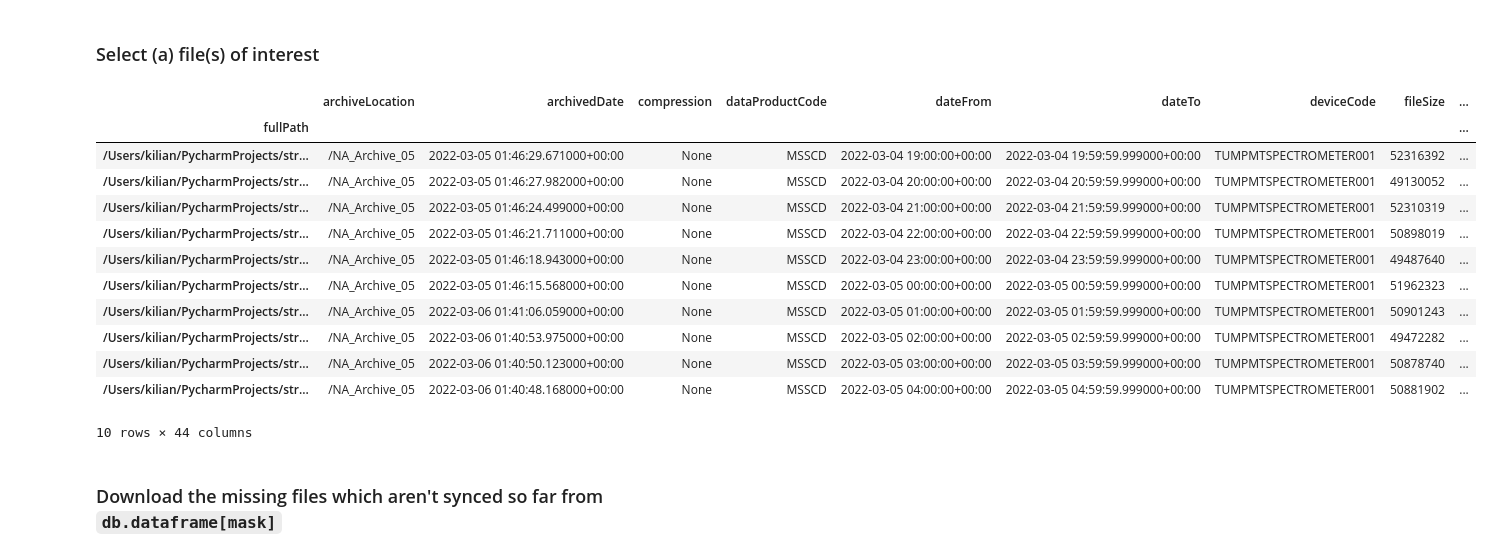
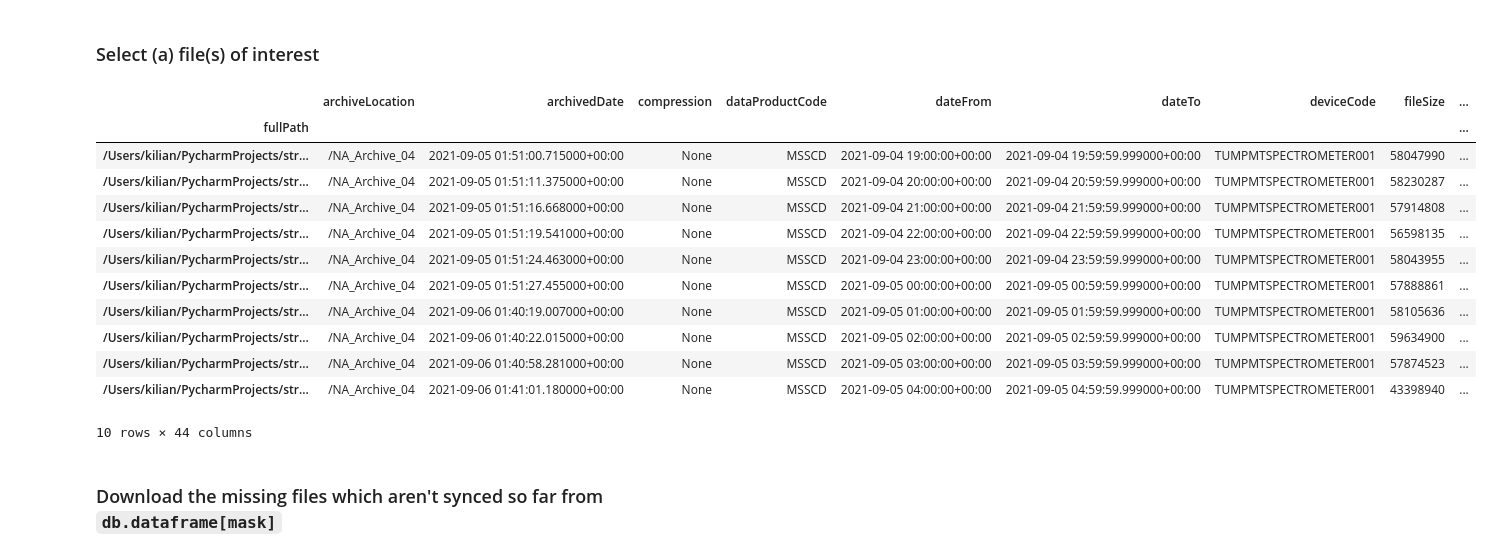
Before and after one commit to pone-software/strawb_package, a Jupyter notebook: examples/camera_basic.ipynb, the cells around one changed output. Saved outputs shown, nothing was run; the diff lists cells and outputs as text; code cells hidden in the pictures.

```diff
--- a/examples/camera_basic.ipynb
+++ b/examples/camera_basic.ipynb
@@ -50,27 +50,28 @@ Index([       'archiveLocation',           'archivedDate',
 # %%
 mask = (db.dataframe.deviceCode == 'TUMPMTSPECTROMETER001') # that's the pmtspec module
 mask &= (db.dataframe.dataProductCode =='MSSCD') # that's the camera data of the pmtspec module
 
 ## select the file for the biolumi event with a window of +- 5 hours
-timestamp = pd.Timestamp('2022-03-04T23:44:09', tz='UTC')
+# timestamp = pd.Timestamp('2022-03-04T23:44:09', tz='UTC')  # gain = 30
+timestamp = pd.Timestamp('2021-09-04T23:44:09', tz='UTC')  # gain = 50
 mask &= db.dataframe.dateFrom >= timestamp - pd.Timedelta('5H')  # - 5 hours
 mask &= db.dataframe.dateFrom <= timestamp + pd.Timedelta('5H')  # - 5 hours
 
 ### selected one file from the DB (it's the same as the file we selected above by hand)
 db.dataframe[mask]
 # %% [output]
 |  | archiveLocation | archivedDate | compression | dataProductCode | dateFrom | dateTo | deviceCode | fileSize | ... |
 | fullPath |  |  |  |  |  |  |  |  | ... |
-| /Users/kilian/PycharmProjects/str... | /NA_Archive_05 | 2022-03-05 01:46:29.671000+00:00 | None | MSSCD | 2022-03-04 19:00:00+00:00 | 2022-03-04 19:59:59.999000+00:00 | TUMPMTSPECTROMETER001 | 52316392 | ... |
-| /Users/kilian/PycharmProjects/str... | /NA_Archive_05 | 2022-03-05 01:46:27.982000+00:00 | None | MSSCD | 2022-03-04 20:00:00+00:00 | 2022-03-04 20:59:59.999000+00:00 | TUMPMTSPECTROMETER001 | 49130052 | ... |
-| /Users/kilian/PycharmProjects/str... | /NA_Archive_05 | 2022-03-05 01:46:24.499000+00:00 | None | MSSCD | 2022-03-04 21:00:00+00:00 | 2022-03-04 21:59:59.999000+00:00 | TUMPMTSPECTROMETER001 | 52310319 | ... |
-| /Users/kilian/PycharmProjects/str... | /NA_Archive_05 | 2022-03-05 01:46:21.711000+00:00 | None | MSSCD | 2022-03-04 22:00:00+00:00 | 2022-03-04 22:59:59.999000+00:00 | TUMPMTSPECTROMETER001 | 50898019 | ... |
-| /Users/kilian/PycharmProjects/str... | /NA_Archive_05 | 2022-03-05 01:46:18.943000+00:00 | None | MSSCD | 2022-03-04 23:00:00+00:00 | 2022-03-04 23:59:59.999000+00:00 | TUMPMTSPECTROMETER001 | 49487640 | ... |
-| /Users/kilian/PycharmProjects/str... | /NA_Archive_05 | 2022-03-05 01:46:15.568000+00:00 | None | MSSCD | 2022-03-05 00:00:00+00:00 | 2022-03-05 00:59:59.999000+00:00 | TUMPMTSPECTROMETER001 | 51962323 | ... |
-| /Users/kilian/PycharmProjects/str... | /NA_Archive_05 | 2022-03-06 01:41:06.059000+00:00 | None | MSSCD | 2022-03-05 01:00:00+00:00 | 2022-03-05 01:59:59.999000+00:00 | TUMPMTSPECTROMETER001 | 50901243 | ... |
-| /Users/kilian/PycharmProjects/str... | /NA_Archive_05 | 2022-03-06 01:40:53.975000+00:00 | None | MSSCD | 2022-03-05 02:00:00+00:00 | 2022-03-05 02:59:59.999000+00:00 | TUMPMTSPECTROMETER001 | 49472282 | ... |
-| /Users/kilian/PycharmProjects/str... | /NA_Archive_05 | 2022-03-06 01:40:50.123000+00:00 | None | MSSCD | 2022-03-05 03:00:00+00:00 | 2022-03-05 03:59:59.999000+00:00 | TUMPMTSPECTROMETER001 | 50878740 | ... |
-| /Users/kilian/PycharmProjects/str... | /NA_Archive_05 | 2022-03-06 01:40:48.168000+00:00 | None | MSSCD | 2022-03-05 04:00:00+00:00 | 2022-03-05 04:59:59.999000+00:00 | TUMPMTSPECTROMETER001 | 50881902 | ... |
+| /Users/kilian/PycharmProjects/str... | /NA_Archive_04 | 2021-09-05 01:51:00.715000+00:00 | None | MSSCD | 2021-09-04 19:00:00+00:00 | 2021-09-04 19:59:59.999000+00:00 | TUMPMTSPECTROMETER001 | 58047990 | ... |
+| /Users/kilian/PycharmProjects/str... | /NA_Archive_04 | 2021-09-05 01:51:11.375000+00:00 | None | MSSCD | 2021-09-04 20:00:00+00:00 | 2021-09-04 20:59:59.999000+00:00 | TUMPMTSPECTROMETER001 | 58230287 | ... |
+| /Users/kilian/PycharmProjects/str... | /NA_Archive_04 | 2021-09-05 01:51:16.668000+00:00 | None | MSSCD | 2021-09-04 21:00:00+00:00 | 2021-09-04 21:59:59.999000+00:00 | TUMPMTSPECTROMETER001 | 57914808 | ... |
+| /Users/kilian/PycharmProjects/str... | /NA_Archive_04 | 2021-09-05 01:51:19.541000+00:00 | None | MSSCD | 2021-09-04 22:00:00+00:00 | 2021-09-04 22:59:59.999000+00:00 | TUMPMTSPECTROMETER001 | 56598135 | ... |
+| /Users/kilian/PycharmProjects/str... | /NA_Archive_04 | 2021-09-05 01:51:24.463000+00:00 | None | MSSCD | 2021-09-04 23:00:00+00:00 | 2021-09-04 23:59:59.999000+00:00 | TUMPMTSPECTROMETER001 | 58043955 | ... |
+| /Users/kilian/PycharmProjects/str... | /NA_Archive_04 | 2021-09-05 01:51:27.455000+00:00 | None | MSSCD | 2021-09-05 00:00:00+00:00 | 2021-09-05 00:59:59.999000+00:00 | TUMPMTSPECTROMETER001 | 57888861 | ... |
+| /Users/kilian/PycharmProjects/str... | /NA_Archive_04 | 2021-09-06 01:40:19.007000+00:00 | None | MSSCD | 2021-09-05 01:00:00+00:00 | 2021-09-05 01:59:59.999000+00:00 | TUMPMTSPECTROMETER001 | 58105636 | ... |
+| /Users/kilian/PycharmProjects/str... | /NA_Archive_04 | 2021-09-06 01:40:22.015000+00:00 | None | MSSCD | 2021-09-05 02:00:00+00:00 | 2021-09-05 02:59:59.999000+00:00 | TUMPMTSPECTROMETER001 | 59634900 | ... |
+| /Users/kilian/PycharmProjects/str... | /NA_Archive_04 | 2021-09-06 01:40:58.281000+00:00 | None | MSSCD | 2021-09-05 03:00:00+00:00 | 2021-09-05 03:59:59.999000+00:00 | TUMPMTSPECTROMETER001 | 57874523 | ... |
+| /Users/kilian/PycharmProjects/str... | /NA_Archive_04 | 2021-09-06 01:41:01.180000+00:00 | None | MSSCD | 2021-09-05 04:00:00+00:00 | 2021-09-05 04:59:59.999000+00:00 | TUMPMTSPECTROMETER001 | 43398940 | ... |
 10 rows × 44 columns
 # %% [markdown]
 ### Download the missing files which aren't synced so far from `db.dataframe[mask]`
```
Also changed, not shown: parts of 4 cells of this notebook.
